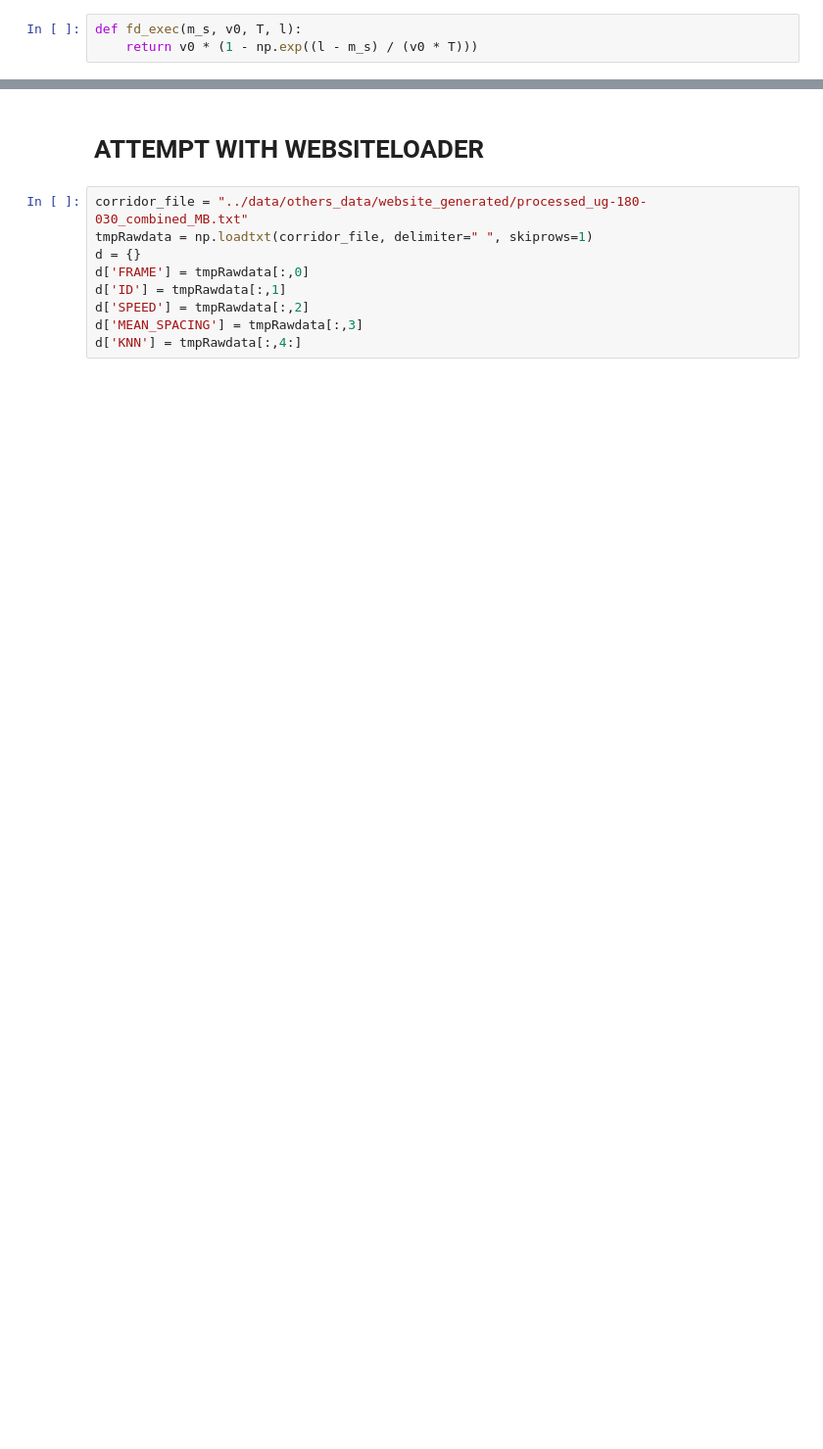
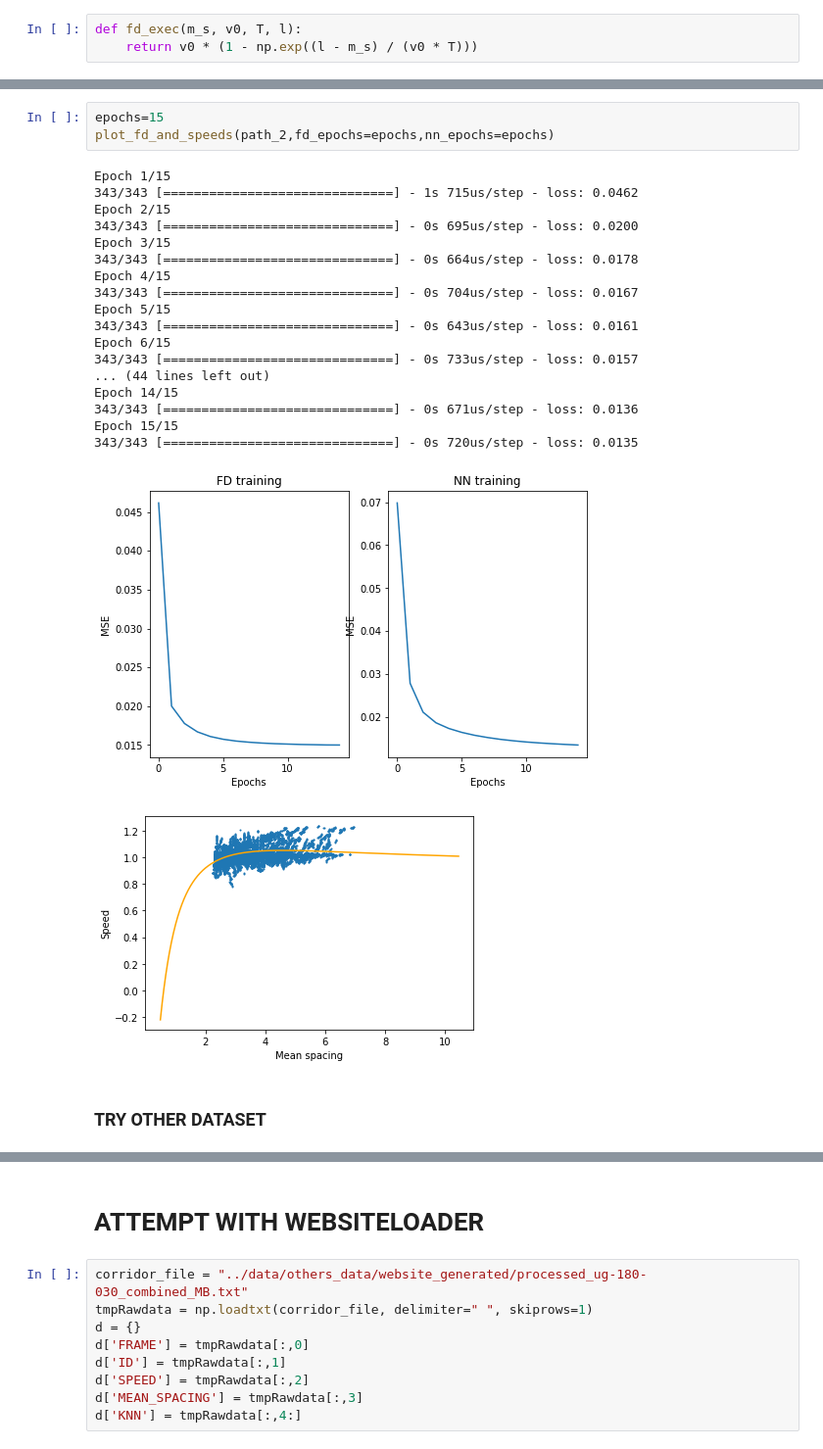
Before and after one commit to AlexPasqua/MLCMS-project, a Jupyter notebook: src/reproduce_FD.ipynb, the cells around one changed output, grey strips where cells are left out. Shown at 98% size. Saved outputs shown, nothing was run; the diff lists cells and outputs as text; blank space fills up the shorter version.

```diff
--- a/src/reproduce_FD.ipynb
+++ b/src/reproduce_FD.ipynb
@@ -42,3 +113,28 @@ Text(0, 0.5, 'v')
+# %%
+epochs=15
+plot_fd_and_speeds(path_2,fd_epochs=epochs,nn_epochs=epochs)
+# %% [output]
+Epoch 1/15
+343/343 [==============================] - 1s 715us/step - loss: 0.0462
+Epoch 2/15
+343/343 [==============================] - 0s 695us/step - loss: 0.0200
+Epoch 3/15
+343/343 [==============================] - 0s 664us/step - loss: 0.0178
+Epoch 4/15
+343/343 [==============================] - 0s 704us/step - loss: 0.0167
+Epoch 5/15
+343/343 [==============================] - 0s 643us/step - loss: 0.0161
+Epoch 6/15
+343/343 [==============================] - 0s 733us/step - loss: 0.0157
+... (44 lines left out)
+Epoch 14/15
+343/343 [==============================] - 0s 671us/step - loss: 0.0136
+Epoch 15/15
+343/343 [==============================] - 0s 720us/step - loss: 0.0135
+[figure, added]
+[figure, added]
+# %% [markdown]
+### TRY OTHER DATASET
 # %%
 corridor_file = "../data/corridor_15_filtered_10-nn_dataframe"
 column_names = ['MEAN_SPACING', 'OTHER_POSITIONS', 'SPEED']
```
Also changed, not shown: parts of 11 cells of this notebook, 40 other files.
